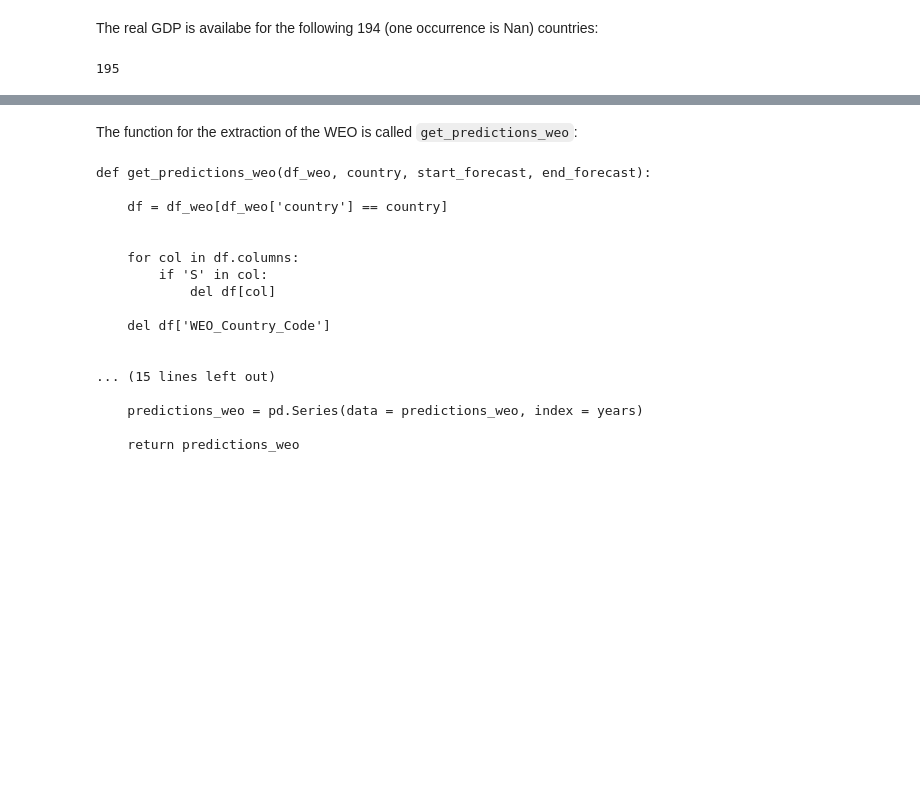
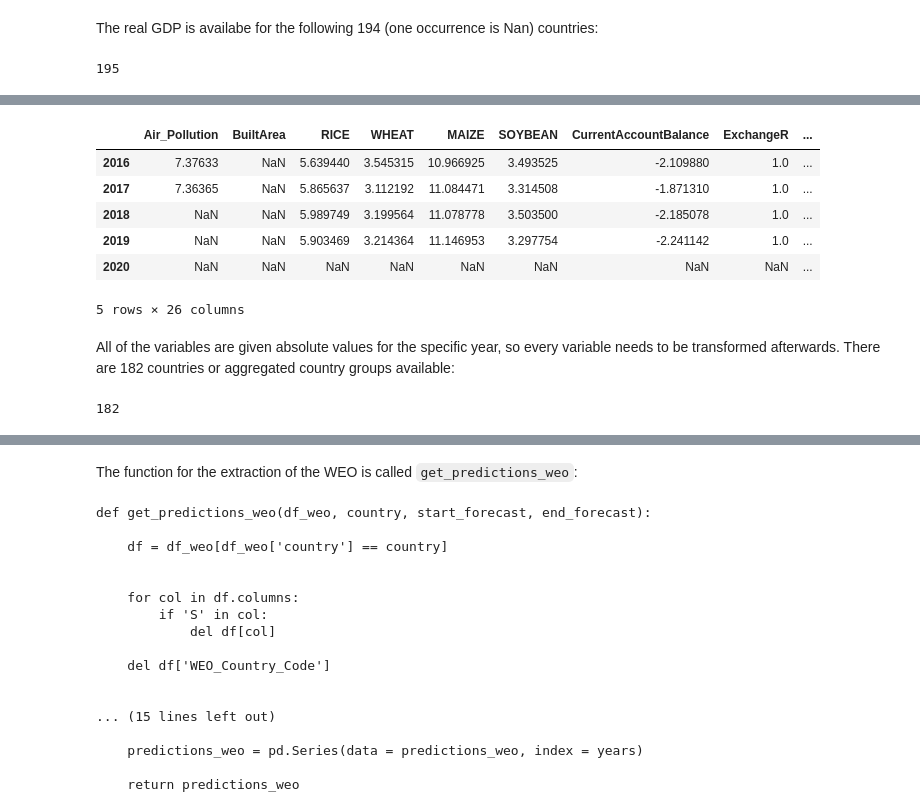
Before and after one commit to felix-ha/cfds_project, a Jupyter notebook: project_notebook.ipynb, the cells around one changed output, grey strips where cells are left out. Drawn from its saved outputs; the diff is of its cells as text; code cells hidden in the pictures; blank space fills up the shorter version.

```diff
--- a/project_notebook.ipynb
+++ b/project_notebook.ipynb
@@ -150,0 +243,31 @@ array(['Afghanistan', 'Albania', 'Algeria', 'Angola',
+# %%
+path_oecd = r'C:\Users\hauer\Dropbox\CFDS\Project\data\OECD'
+
+df_oecd = get_oecd_data(path_oecd, 'USA')
+df_oecd.tail()
+# %% [output]
+|  | Air_Pollution | BuiltArea | RICE | WHEAT | MAIZE | SOYBEAN | CurrentAccountBalance | ExchangeR | ... |
+| 2016 | 7.37633 | NaN | 5.639440 | 3.545315 | 10.966925 | 3.493525 | -2.109880 | 1.0 | ... |
+| 2017 | 7.36365 | NaN | 5.865637 | 3.112192 | 11.084471 | 3.314508 | -1.871310 | 1.0 | ... |
+| 2018 | NaN | NaN | 5.989749 | 3.199564 | 11.078778 | 3.503500 | -2.185078 | 1.0 | ... |
+| 2019 | NaN | NaN | 5.903469 | 3.214364 | 11.146953 | 3.297754 | -2.241142 | 1.0 | ... |
+| 2020 | NaN | NaN | NaN | NaN | NaN | NaN | NaN | NaN | ... |
+5 rows × 26 columns
+# %% [markdown]
+All of the variables are given absolute values for the specific year, so every variable needs to be transformed afterwards.
+There are 182 countries or aggregated country groups available:
+# %%
+countries_oecd = set()
+
+for file_name in os.listdir(path_oecd):
+    file = os.path.join(path_oecd, file_name)
+    df = pd.read_csv(file)
+    countries_current = set(df['LOCATION'].unique())
+
+    countries_oecd = countries_oecd.union(countries_current)
+
+countries_oecd = list(countries_oecd)
+
+len(countries_oecd)
+# %% [output]
+182
```
Also changed, not shown: parts of 28 cells of this notebook, 1 other file.
